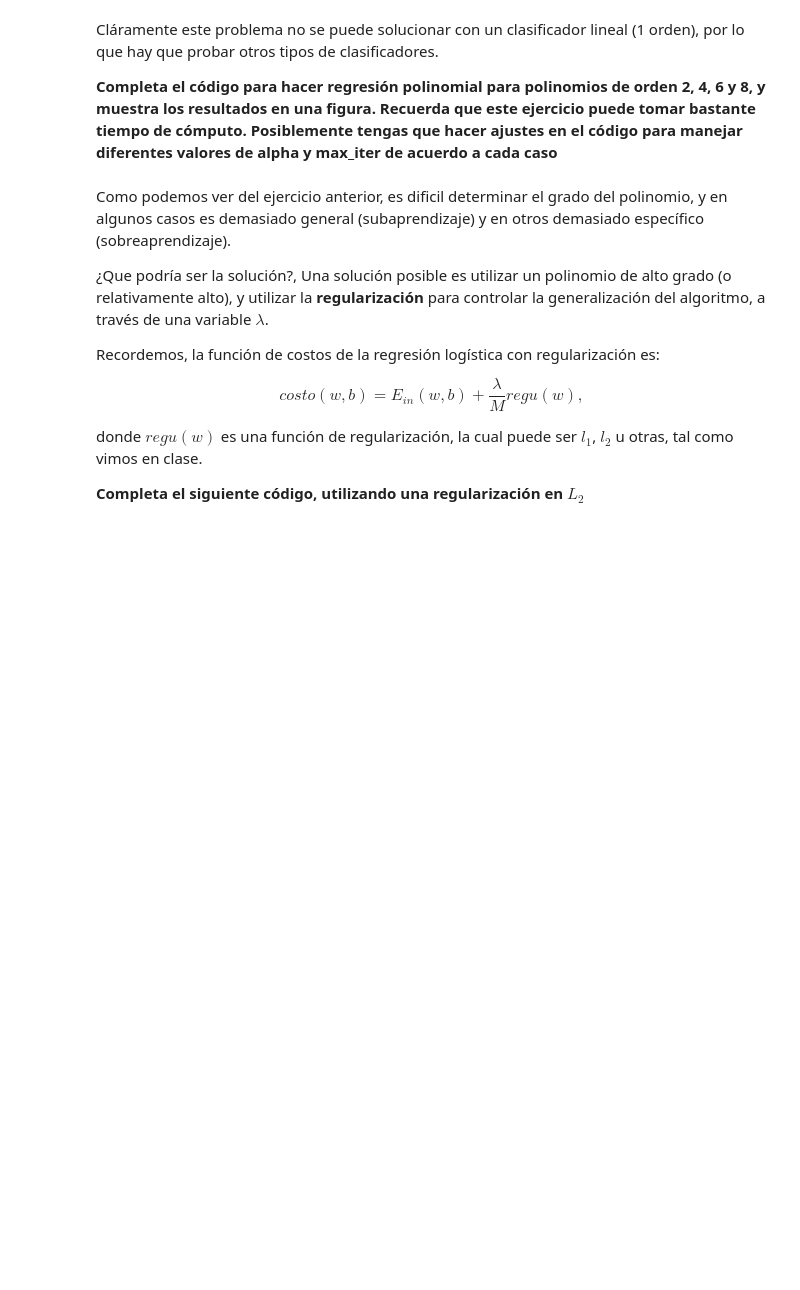
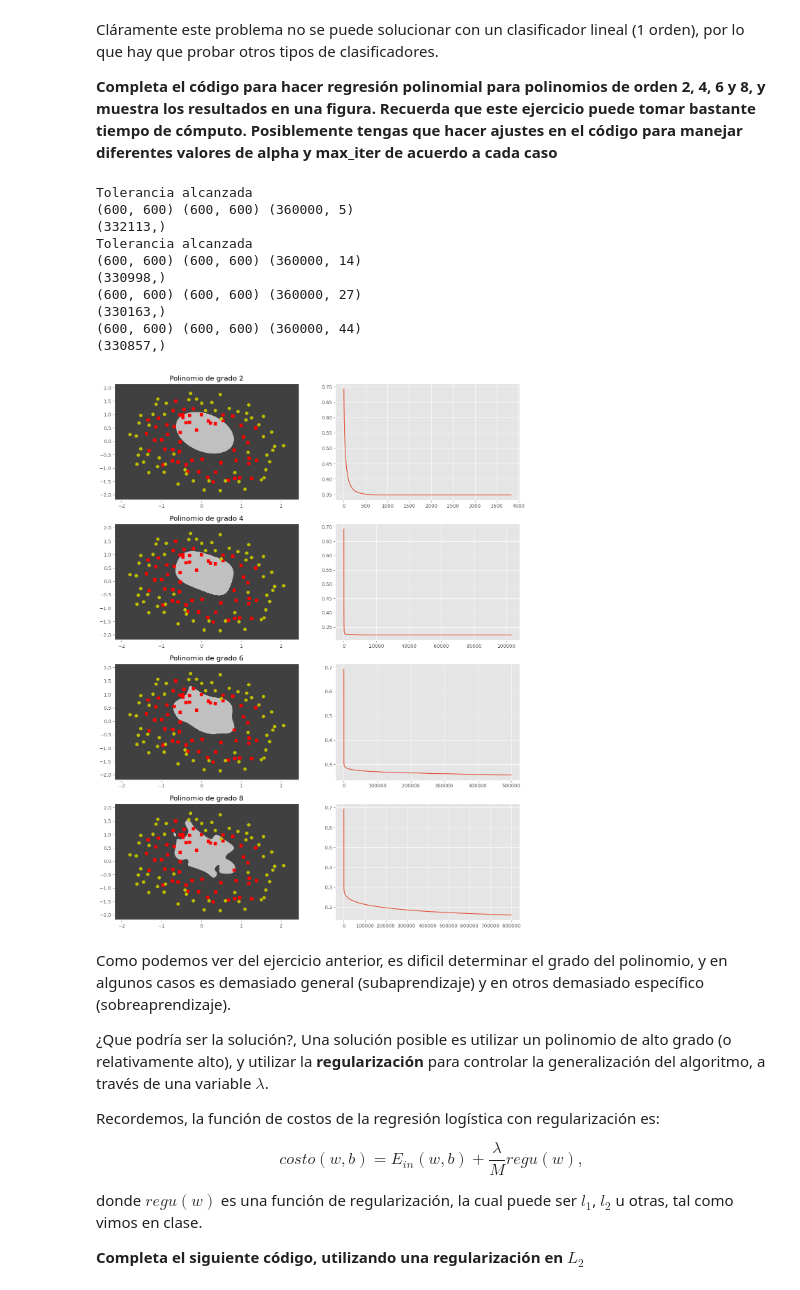
Before and after one commit to IA-UNISON/3-Aprendizaje, a Jupyter notebook: regularizacion_logistica.ipynb, the cells around one changed output. Saved outputs shown, nothing was run; the diff lists cells and outputs as text; code cells hidden in the pictures; blank space fills up the shorter version.

```diff
--- a/regularizacion_logistica.ipynb
+++ b/regularizacion_logistica.ipynb
@@ -432,26 +432,53 @@ Cláramente este problema no se puede solucionar con un clasificador lineal (1 o
 
 **Completa el código para hacer regresión polinomial para polinomios de orden 2, 4, 6 y 8, y muestra los resultados en una figura. Recuerda que este ejercicio puede tomar bastante tiempo de cómputo. Posiblemente tengas que hacer ajustes en el código para manejar diferentes valores de alpha y max_iter de acuerdo a cada caso**
 # %%
-for (i, grado) in enumerate([2, 6, 10, 14]):
+alphas = [3e-1, 5e-1, 8e-1, 1.0]
+iters_max = [100_000, 300_000, 500_000, 800_000]
+#iters_max = [100, 300, 500, 800]
+
+fig = plt.figure(figsize=(15, 20))
+
+for (i, grado) in enumerate([2, 4, 6, 8]):
 
     # Genera la expansión polinomial
     # --- Agregar código aquí ---
-
+    phi_x =  map_poly(grado, x)
 
     # Normaliza
     # --- Agregar código aquí ---
-
+    mu, de = medias_std(phi_x)
+    phi_x_norm = normaliza(phi_x, mu, de)
 
     # Entrena
     # --- Agregar código aquí ---
+    #alpha = 3e-1
+    w = np.zeros(phi_x_norm.shape[1])
+    b = 0.0
 
+    w_norm, b_norm, hist = dg(phi_x_norm, y, w, b, alphas[i], iters_max[i], historial=True)
 
 
     # Muestra resultados con plot_separacion2D
-    plt.subplot(2, 2, i + 1)
+    plt.subplot(4, 2, 2*i + 1)
     plt.title(f"Polinomio de grado {grado}")
     # --- Agregar codigo aquí ---
-    # plot_separacion2D(...) Esto es solo para ayudarlos un poco
+    plot_separacion2D(phi_x_norm, y, grado, mu, de, w_norm, b_norm)
+
+
+    plt.subplot(4, 2, 2*i + 2)
+    plt.plot(hist)
+# %% [output]
+Tolerancia alcanzada
+(600, 600) (600, 600) (360000, 5)
+(332113,)
+Tolerancia alcanzada
+(600, 600) (600, 600) (360000, 14)
+(330998,)
+(600, 600) (600, 600) (360000, 27)
+(330163,)
+(600, 600) (600, 600) (360000, 44)
+(330857,)
+[figure, added]
 # %% [markdown]
 Como podemos ver del ejercicio anterior, es dificil determinar el grado del polinomio, y en algunos casos es demasiado general (subaprendizaje) y en otros demasiado específico (sobreaprendizaje).
 
```
